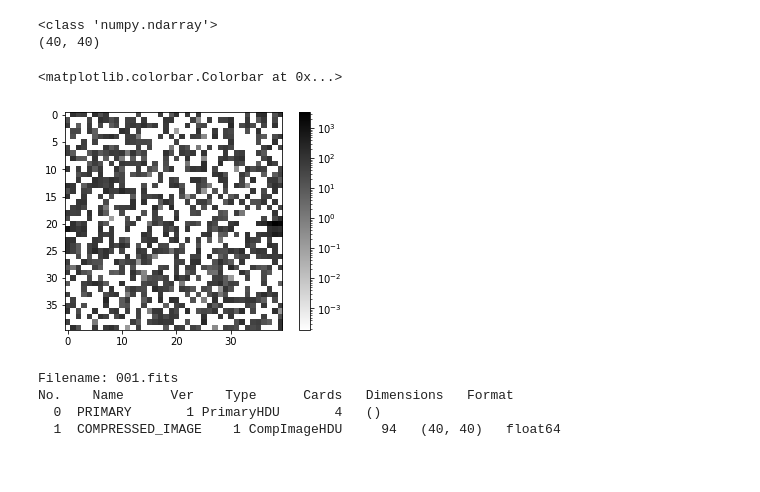
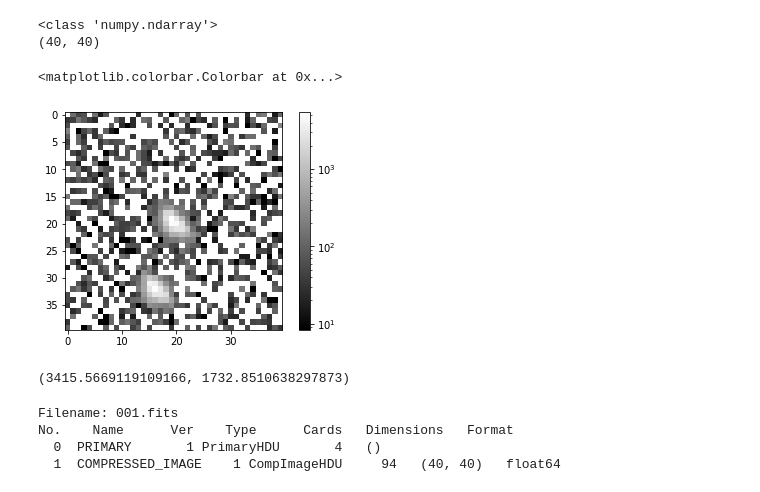
Before and after one commit to kpklo1/Machine-Learning-and-Galaxies, a Jupyter notebook: Code/New Cutout.ipynb, the cells around one changed output. Saved outputs shown, nothing was run; the diff lists cells and outputs as text; code cells hidden in the pictures.

Commit message:
added SDSS data notebooks and work on final notebook

```diff
--- a/Code/New Cutout.ipynb
+++ b/Code/New Cutout.ipynb
@@ -199,5 +233,5 @@ WARNING: Some non-standard WCS keywords were excluded: A_ORDER, A_0_2, A_0_3, A_
 # %%
-fits_image_filename = '001.fits'
+fits_image_filename = '004.fits'
 
 hdu_list_cutout = fits.open(fits_image_filename)
 
@@ -208,11 +242,15 @@ print(image_data_cutout.shape)
 <class 'numpy.ndarray'>
 (40, 40)
 # %%
-plt.imshow(image_data_cutout,cmap='gray_r',norm=LogNorm())
+plt.imshow(image_data_cutout,cmap='gray',norm=LogNorm())
 plt.colorbar()
 # %% [output]
 <matplotlib.colorbar.Colorbar at 0x...>
-[figure, old version]
+[figure, new version]
+# %%
+print(coords[1000])
+# %% [output]
+(3415.5669119109166, 1732.8510638297873)
 # %%
 hdu_list_cutout.info()
 # %% [output]
```
Also changed, not shown: parts of 3 cells of this notebook, 4 other files.
